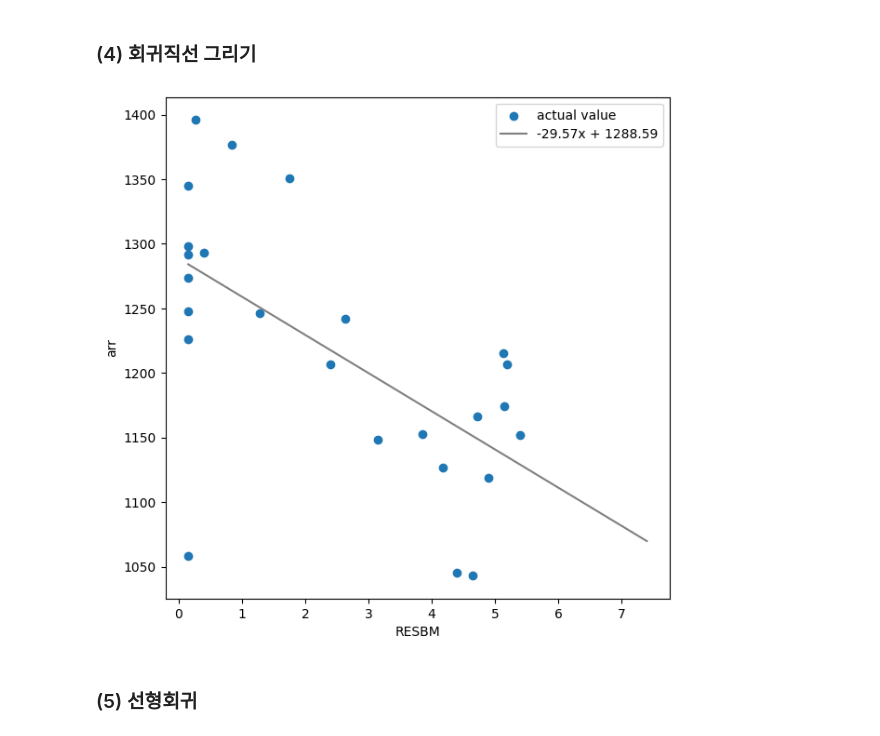
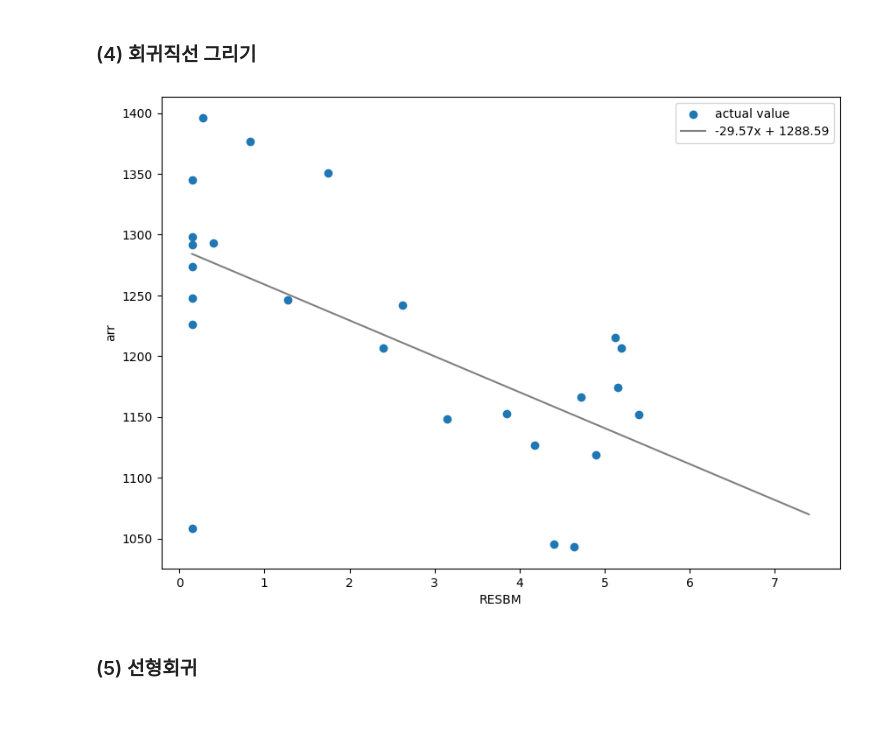
Before and after one commit to moonIsMyFriend/data_programming, a Jupyter notebook: research04.ipynb, the cells around one changed output. Saved outputs shown, nothing was run; the diff lists cells and outputs as text; code cells hidden in the pictures.

```diff
--- a/research04.ipynb
+++ b/research04.ipynb
@@ -289,23 +289,23 @@ PearsonRResult(statistic=-0.6273124396813634, pvalue=0.0007897944988870981)
 # %%
 # 기울기와 편차 구하기
 poly_fit = np.polyfit(X,Y, 1)
 # 회귀직선 함수 구하기
 poly_1d = np.poly1d(poly_fit)
 # x 좌표 생성
 x_vals = np.linspace(X.min(),X.max()+2)
 # 회귀직선 함수로 y 좌표 생성
 y_vals = poly_1d(x_vals)
 
 
-fig = plt.figure(figsize=(7,7))
+fig = plt.figure(figsize=(10,7))
 plt.scatter(X,Y, label='actual value')
 plt.plot(x_vals, y_vals, color = 'gray', label=f'{poly_fit[0]:.2f}x + {poly_fit[1]:.2f}')
 plt.xlabel('RESBM')
 plt.ylabel('arr')
 plt.legend(loc ='upper right')
 plt.show()
 # %% [output]
-[figure, old version]
+[figure, new version]
 # %%
 # !pip install scikit-learn
 # sklearn만 설치
```
Also changed, not shown: parts of 11 cells of this notebook.
